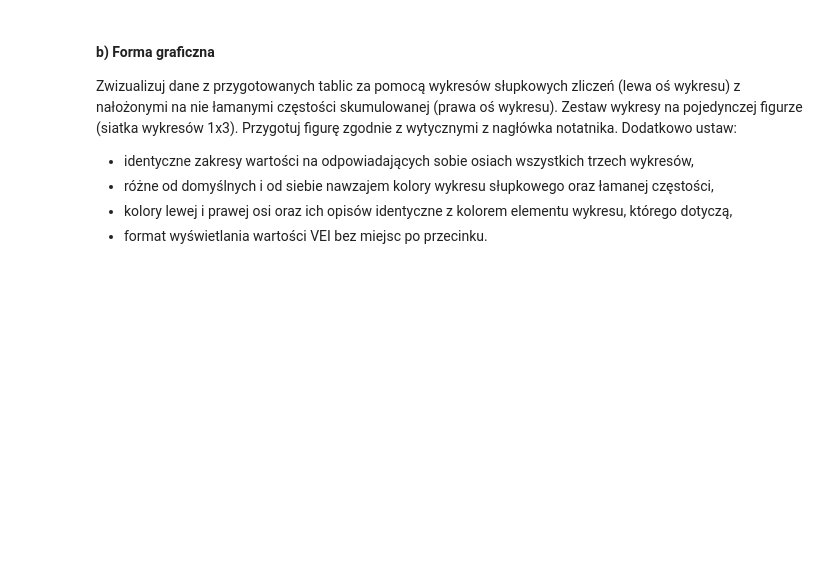
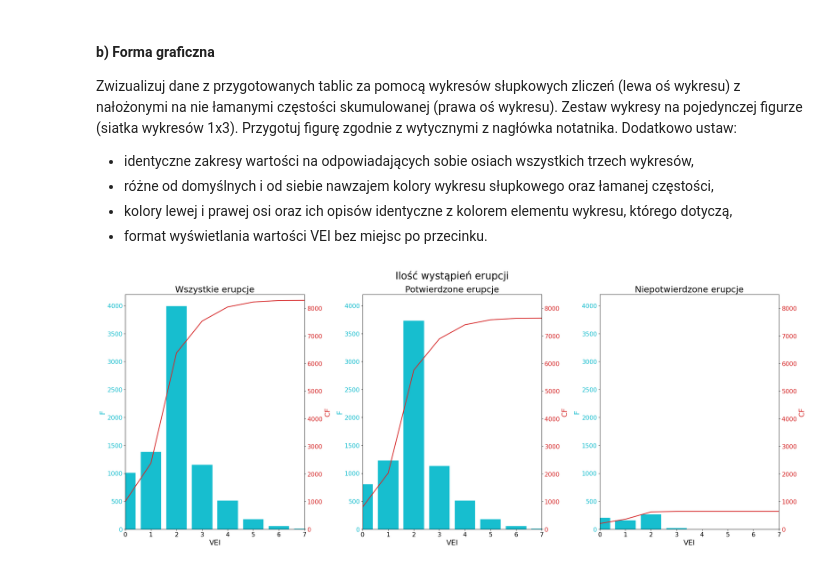
Before and after one commit to kubanskan/AGHCourse-DataAnalysisPython, a Jupyter notebook: Project1-DescriptiveStatistics/ZZ01_CZ02.ipynb, the cells around one changed output. Drawn from its saved outputs; the diff is of its cells as text; code cells hidden in the pictures; blank space fills up the shorter version.

Commit message:
Add plots for ZZ01_CZ02

```diff
--- a/Project1-DescriptiveStatistics/ZZ01_CZ02.ipynb
+++ b/Project1-DescriptiveStatistics/ZZ01_CZ02.ipynb
@@ -222,3 +222,60 @@ Zwizualizuj dane z przygotowanych tablic za pomocą wykresów słupkowych zlicze
 - format wyświetlania wartości VEI bez miejsc po przecinku.
 # %%
 # YOUR CODE HERE
+fig, ax = plt.subplots(1,3, figsize = (25,10))
+colorf = 'tab:cyan'
+colorcf = 'tab:red'
+
+ax1 = ax[0].twinx()
+ax[0].bar(vei_data_1.index, vei_data_1['f'], color = colorf)
+ax1.plot(vei_data_1.index, vei_data_1['cf'], color = colorcf, lw = 2)
+ax[0].set_xlabel('VEI', fontsize = 18)
+ax[0].set_ylabel('F', color = colorf, fontsize = 18)
+ax1.set_ylabel('CF', color = colorcf, fontsize = 18)
+ax1.tick_params(labelcolor = colorcf, labelsize = 15)
+ax[0].tick_params(axis = 'y', labelcolor = colorf)
+ax[0].tick_params(labelsize=15)
+ax[0].set_title('Wszystkie erupcje',  fontsize = 22)
+ax[0].set_ylim(0,4200)
+ax[0].set_xlim(0,7)
+ax1.set_ylim(0,8500)
+
+ax2 = ax[1].twinx()
+ax[1].bar(vei_data_2.index, vei_data_2['f'], color = colorf)
+ax2.plot(vei_data_2.index, vei_data_2['cf'], color = colorcf, lw = 2)
+ax2.tick_params(axis = 'y', labelcolor = colorcf, labelsize = 15)
+ax[1].set_xlabel('VEI', fontsize = 18)
+ax[1].set_ylabel('F', color = colorf, fontsize = 18)
+ax2.set_ylabel('CF', color = colorcf, fontsize = 18)
+ax[1].tick_params(axis = 'y', labelcolor = colorf)
+ax[1].tick_params(labelsize=15)
+ax[1].set_title('Potwierdzone erupcje', fontsize = 22)
+ax[1].set_ylim(0,4200)
+ax[1].set_xlim(0,7)
+ax2.set_ylim(0,8500)
+
+# Add extra values for vei_data_3 to have exual axes
+extended_vei_data = vei_data_3.copy()
+last_y_value = extended_vei_data['cf'].iloc[-1]
+for x in range(5, 8):
+    extended_vei_data.loc[x, 'cf'] = last_y_value
+
+ax3 = ax[2].twinx()
+ax[2].bar(vei_data_3.index, vei_data_3['f'], color = colorf)
+ax3.plot(extended_vei_data.index, extended_vei_data['cf'], color = colorcf, lw = 2)
+ax[2].set_xlabel('VEI', fontsize = 18)
+ax[2].set_ylabel('F', color = colorf, fontsize = 18)
+ax3.set_ylabel('CF', color = colorcf, fontsize = 18)
+ax3.tick_params(labelcolor = colorcf, labelsize=15)
+ax[2].tick_params(axis = 'y', labelcolor = colorf)
+ax[2].tick_params(labelsize=15)
+ax[2].set_title('Niepotwierdzone erupcje', fontsize = 22)
+ax[2].set_ylim(0,4200)
+ax[2].set_xlim(0,7)
+ax3.set_ylim(0,8500)
+
+
+fig.suptitle('Ilość wystąpień erupcji', fontsize = 25)
+fig.tight_layout(pad = 1.3)
+# %% [output]
+[figure, added]
```
